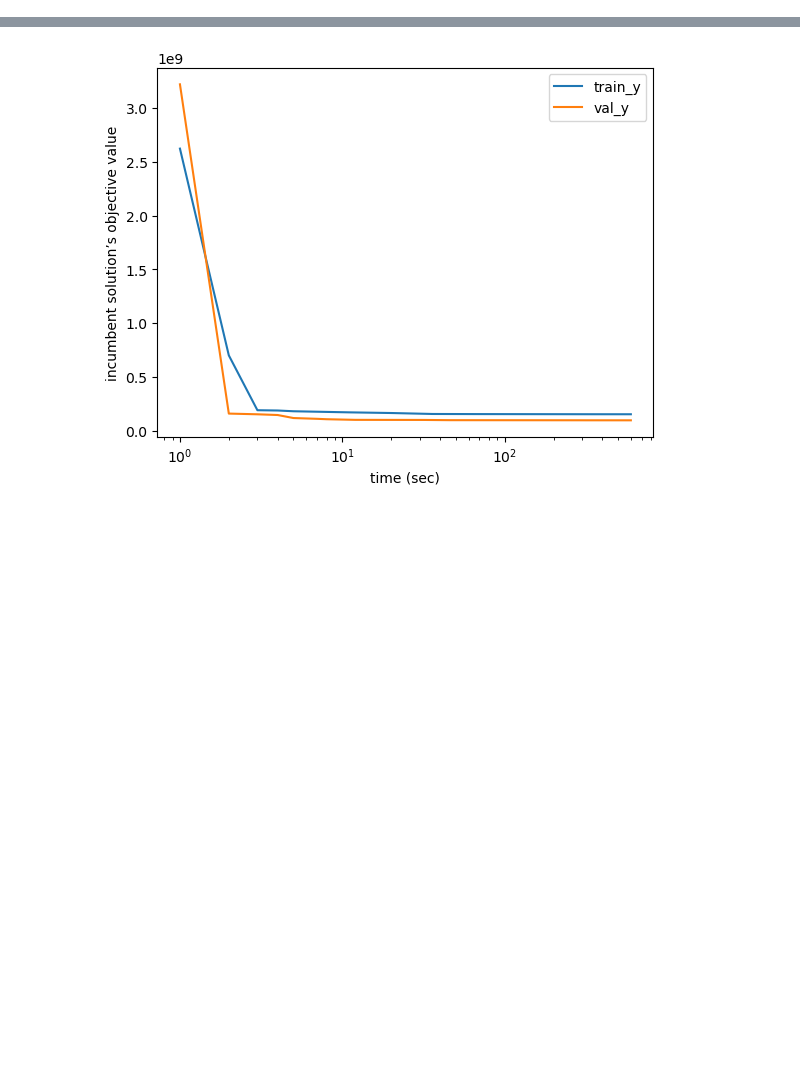
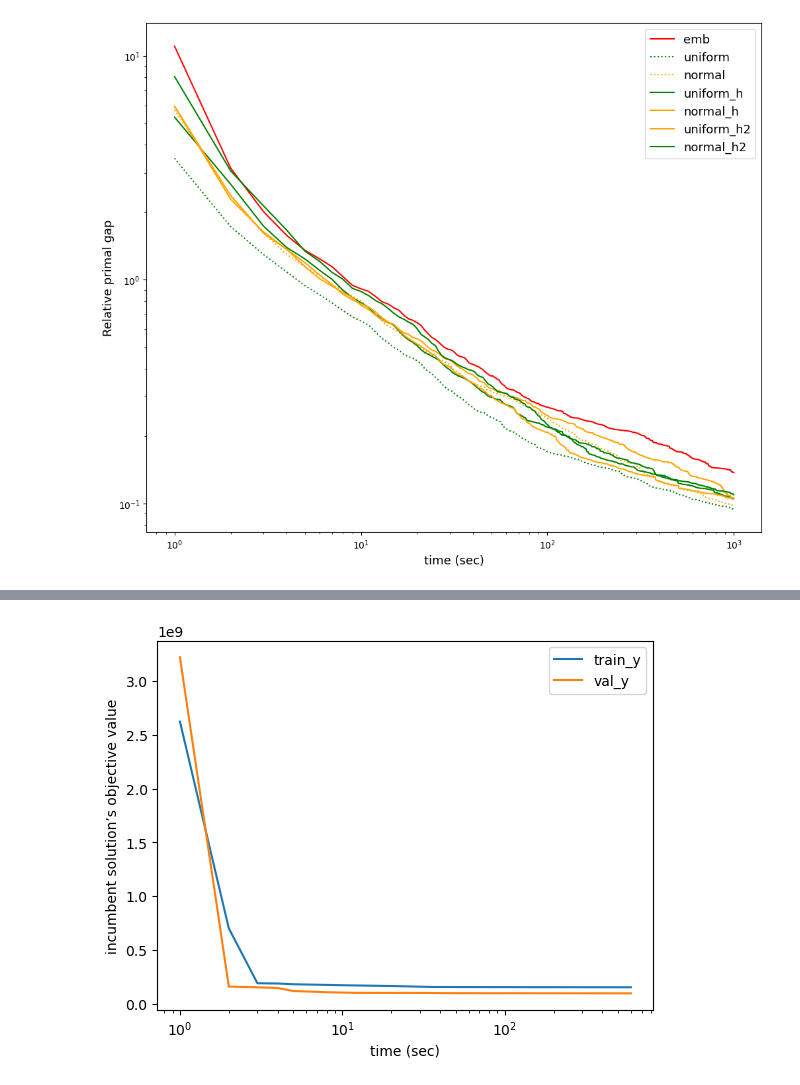
Before and after one commit to taehooonlee/Predict-and-Search_MILP_method, a Jupyter notebook: vis_results.ipynb, the cells around one changed output, grey strips where cells are left out. Cells and saved outputs as stored; diff of their text form; code cells hidden in the pictures; blank space fills up the shorter version.

```diff
--- a/vis_results.ipynb
+++ b/vis_results.ipynb
@@ -30,0 +127,22 @@ ys_dict = {}
+# %%
+integrals_grb = integrals_grb - (ins_bks * x_lim)
+print(f"integral of gurobi: {integrals_grb.mean():.1f}")
+
+for exp in exp_results.values():
+    exp.min_ys = np.array(exp.min_ys)
+    exp.ys = np.array(exp.ys)
+    exp.integrals = np.array(exp.integrals).reshape([-1, 1])
+    exp.integrals = exp.integrals - (ins_bks * x_lim)
+    print(f"integral of {exp.name}: {exp.integrals.mean():.1f}")
+
+print(f"Total number of infeasible instances: {n_infeasible}")
+r_gap_grb = np.abs(ys_grb - ins_bks) / np.abs(ins_bks)
+mean_grb = r_gap_grb.mean(axis=0)
+std_grb = r_gap_grb.std(axis=0)
+
+
+for exp in exp_results.values():
+    exp.r_gap = np.abs(exp.ys - ins_bks) / np.abs(ins_bks)
+    exp.mean = exp.r_gap.mean(axis=0)
+    exp.std = exp.r_gap.std(axis=0)
+    print(f"number of infeasible of {exp.name}: {exp.n_infeasible}")
@@ -30,0 +166,21 @@ ys_dict = {}
+# %%
+plt.figure(figsize=(12, 10))
+xnew = np.arange(1, x_lim+1, 1)
+# plt.plot(xnew, mean_grb, "-", label="Gurobi", color="gray")
+# plt.fill_between(xnew, ys_grb - std_grb, ys_grb + std_grb, alpha=0.2)
+
+for exp in exp_results.values():
+    plt.plot(xnew, exp.mean, exp.marker, label=exp.name, color=exp.color)
+    # plt.fill_between(xnew, exp.ys - exp.std, exp.ys + exp.std, alpha=0.2)
+
+# plt.xlim((10, 1000))
+# plt.xlim((1, 600))
+plt.xscale("log")
+plt.yscale("log")
+plt.xlabel("time (sec)", fontsize=13)
+plt.ylabel("Relative primal gap", fontsize=13)
+# plt.title(f"{par}_{d_type}")
+plt.legend(fontsize=13)
+plt.show()
+# %% [output]
+[figure, added]
```
Also changed, not shown: parts of 19 cells of this notebook, 12 other files.
